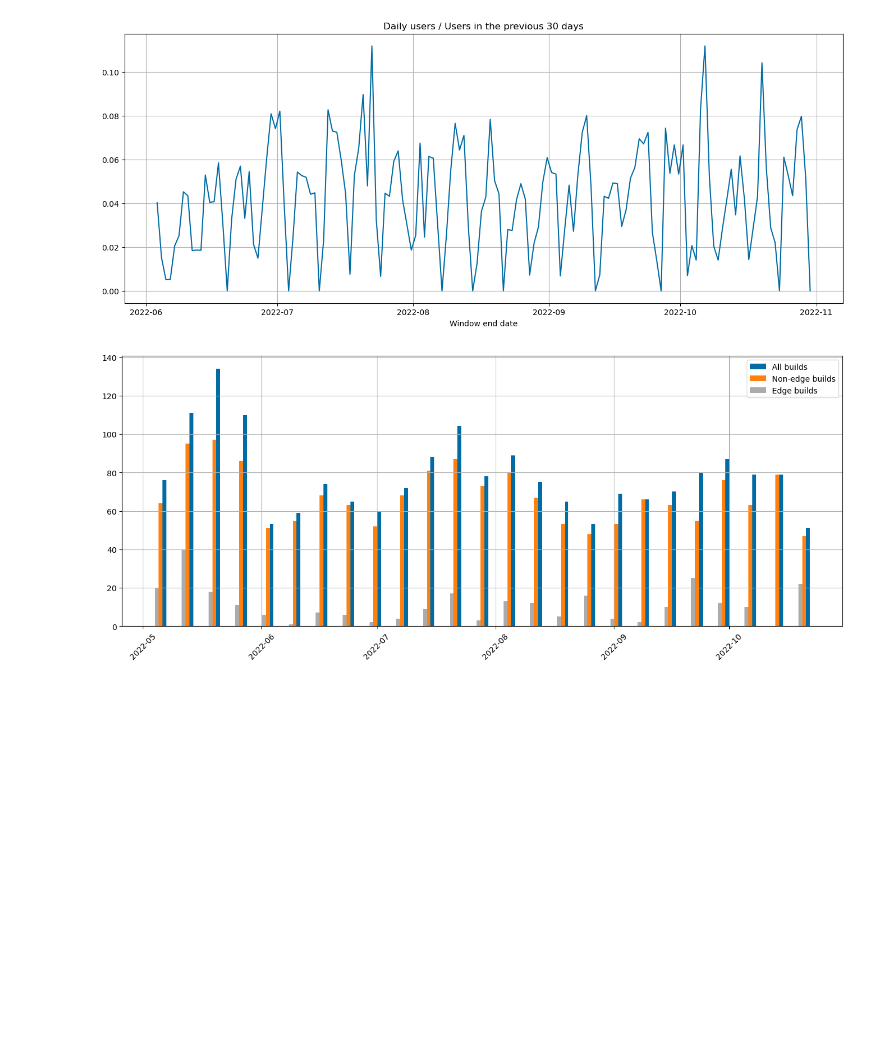
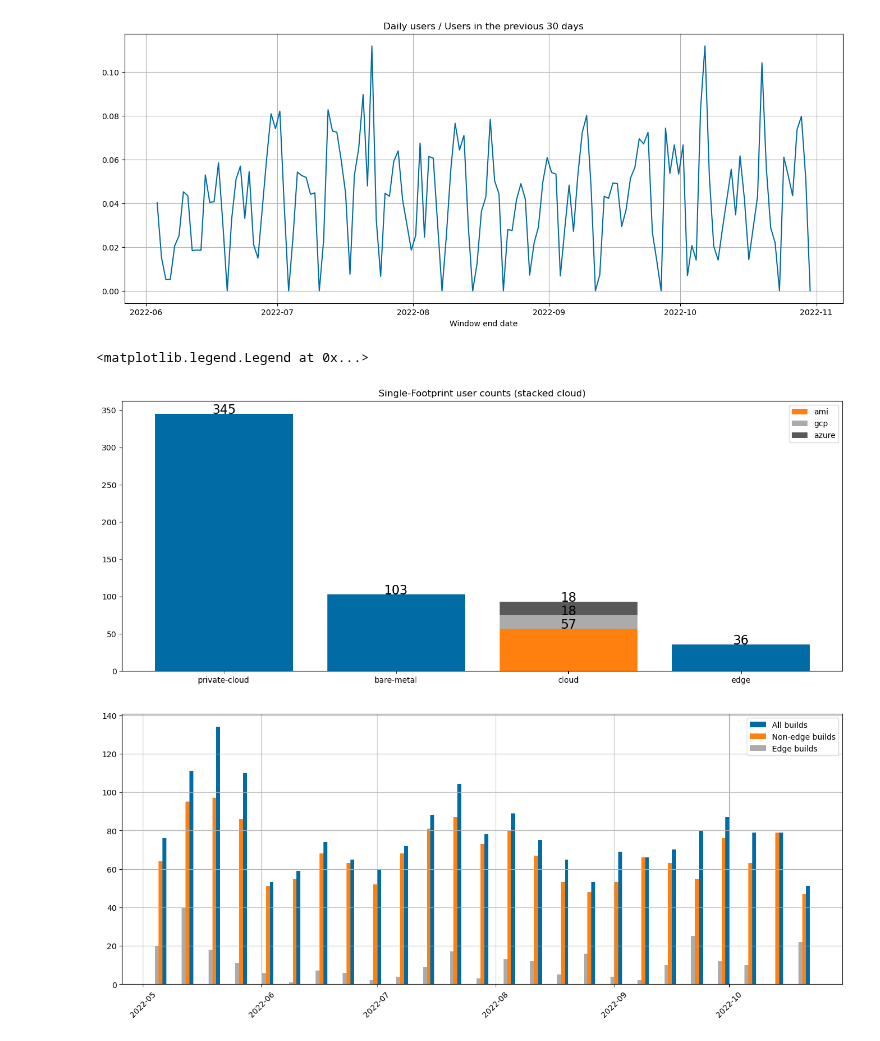
Before and after one commit to osbuild/metrics, a Jupyter notebook: notebooks/explore.ipynb, the cells around one changed output. Saved outputs shown, nothing was run; the diff lists cells and outputs as text; code cells hidden in the pictures; blank space fills up the shorter version.

Commit message:
notebooks/explore: bar plot of footprints with stacked cloud

```diff
--- a/notebooks/explore.ipynb
+++ b/notebooks/explore.ipynb
@@ -98,6 +98,43 @@ ax = fig.add_axes([0, 0, 2, 1])
 ib.plot.dau_over_mau(builds, ax)
 # %% [output]
 [figure]
+# %%
+# distribution of single-footprint users (stacked cloud)
+# it's a little hacky, but that's okay for this notebook
+fig = plt.figure()
+ax = plt.axes([0, 0, 2, 1])
+
+sfp_users = ib.metrics.single_footprint_users(builds)
+fp_counts = sfp_users["footprint"].value_counts()
+# ax.bar(fp_counts.index, fp_counts.values)
+
+bottom = 0
+clouds = {"ami", "azure", "gcp"}
+cloud_sum = sum(v if k in clouds else 0 for k, v in fp_counts.items())
+
+cloud_grouped_feet = fp_counts.copy()
+cloud_grouped_feet["cloud"] = cloud_sum
+for cloud in clouds:
+    del cloud_grouped_feet[cloud]
+
+cloud_grouped_feet.sort_values(ascending=False, inplace=True)
+ax.bar(cloud_grouped_feet.index, cloud_grouped_feet.values)  # plot with grouped cloud to get them in order (sorted)
+for ft in cloud_grouped_feet.items():
+    if ft[0] == "cloud":
+        continue
+    ax.text(ft[0], ft[1], str(ft[1]), size=16, ha="center")
+
+# # draw over cloud bar with breakdown values of individual clouds
+for cld in clouds:
+    ax.bar("cloud", fp_counts[cld], bottom=bottom, label=cld)
+    ax.text("cloud", fp_counts[cld]+bottom, str(fp_counts[cld]), size=16, ha="center")
+    bottom += fp_counts[cld]
+
+ax.set_title("Single-Footprint user counts (stacked cloud)")
+ax.legend()
+# %% [output]
+<matplotlib.legend.Legend at 0x...>
+[figure, added]
 # %%
 # separate builds for "edge" types
 edge_idxs = builds["image_type"].str.contains("edge")
```
